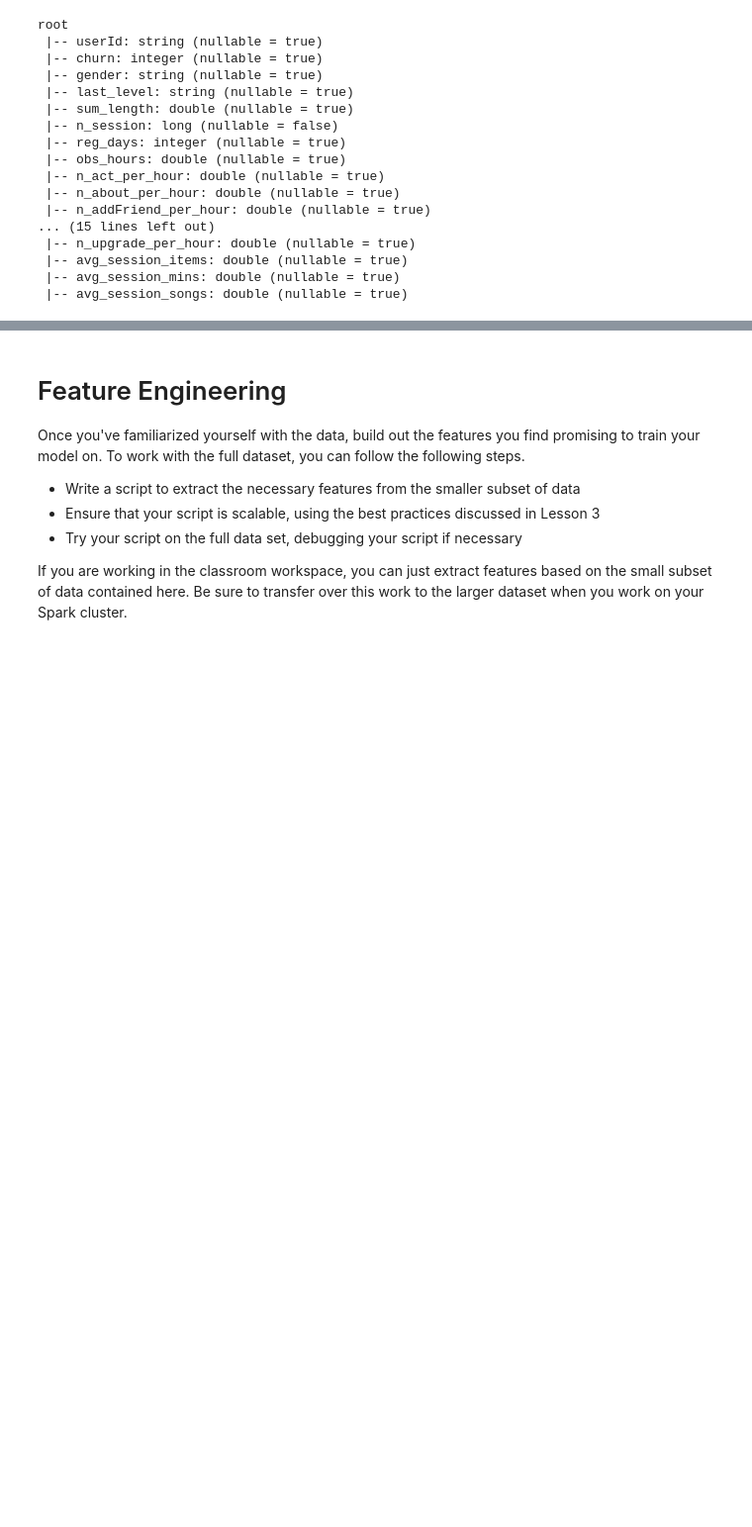
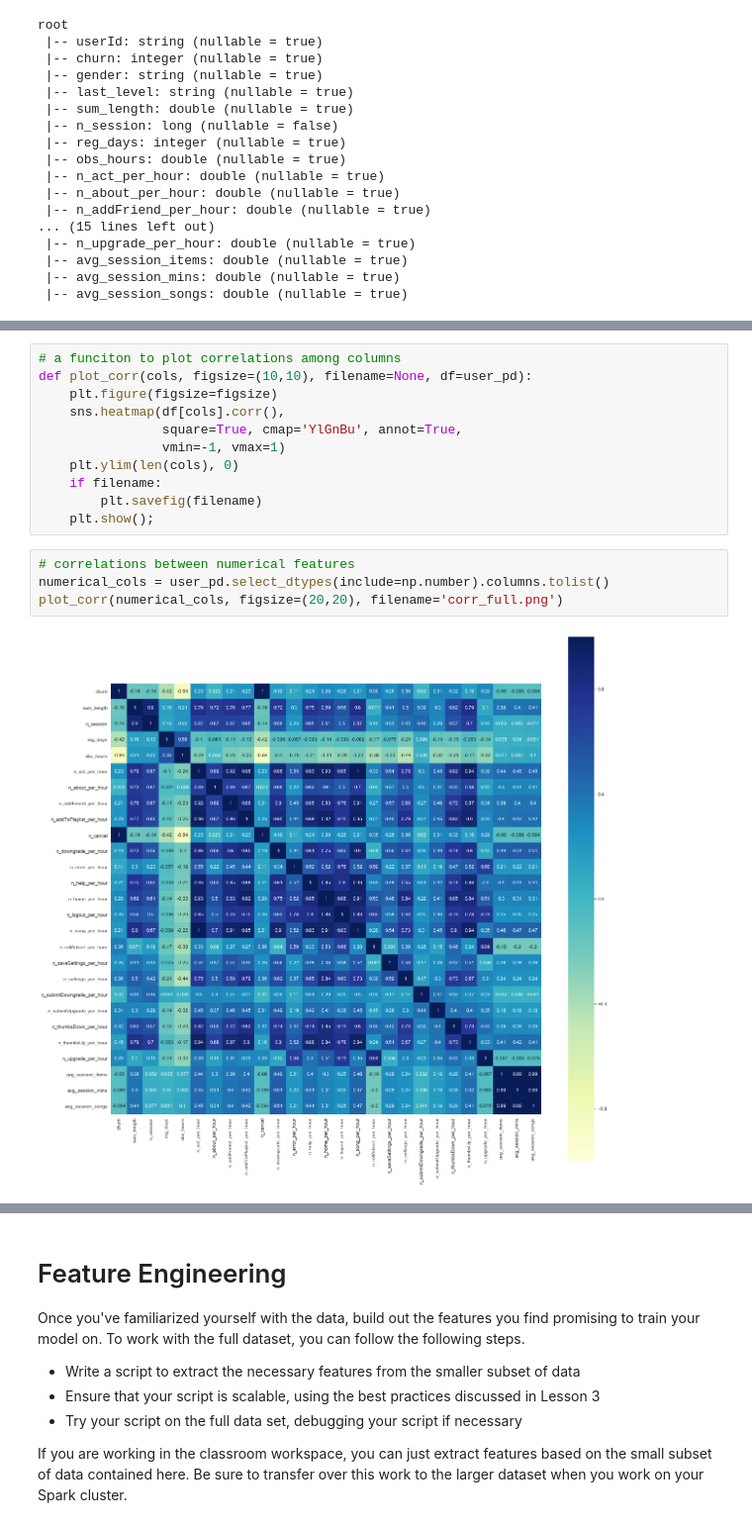
Before and after one commit to silviaclaire/sparkify, a Jupyter notebook: Sparkify.ipynb, the cells around one changed output, grey strips where cells are left out. Shown at 99% size. Saved outputs shown, nothing was run; the diff lists cells and outputs as text; blank space fills up the shorter version.

```diff
--- a/Sparkify.ipynb
+++ b/Sparkify.ipynb
@@ -460,0 +512,17 @@ root
+# %%
+# a funciton to plot correlations among columns
+def plot_corr(cols, figsize=(10,10), filename=None, df=user_pd):
+    plt.figure(figsize=figsize)
+    sns.heatmap(df[cols].corr(),
+                square=True, cmap='YlGnBu', annot=True,
+                vmin=-1, vmax=1)
+    plt.ylim(len(cols), 0)
+    if filename:
+        plt.savefig(filename)
+    plt.show();
+# %%
+# correlations between numerical features
+numerical_cols = user_pd.select_dtypes(include=np.number).columns.tolist()
+plot_corr(numerical_cols, figsize=(20,20), filename='corr_full.png')
+# %% [output]
+[figure, added]
```
Also changed, not shown: parts of 15 cells of this notebook.
